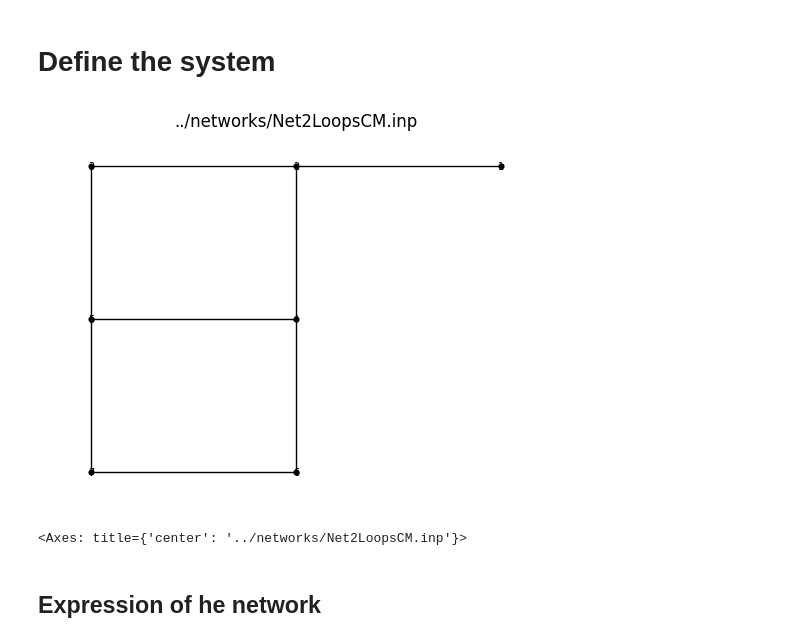
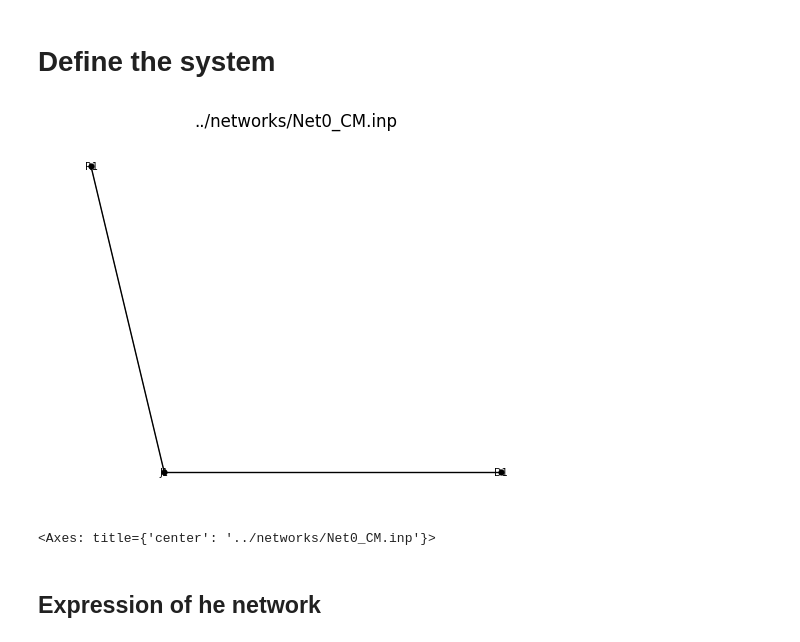
Before and after one commit to QuantumApplicationLab/wntr-quantum, a Jupyter notebook: docs/notebooks/trash/wntr_design.ipynb, the cells around one changed output. Drawn from its saved outputs; the diff is of its cells as text; code cells hidden in the pictures.

```diff
--- a/docs/notebooks/trash/wntr_design.ipynb
+++ b/docs/notebooks/trash/wntr_design.ipynb
@@ -3,16 +3,16 @@
 # %%
 import wntr
 import wntr_quantum
 
 # Create a water network model
-# inp_file = '../networks/Net0_HW.inp'
-inp_file = '../networks/Net2LoopsCM.inp'
+inp_file = '../networks/Net0_CM.inp'
+# inp_file = '../networks/Net2LoopsCM.inp'
 wn = wntr.network.WaterNetworkModel(inp_file)
 
 # Graph the network
 wntr.graphics.plot_network(wn, title=wn.name, node_labels=True)
 # %% [output]
-[figure, old version]
+[figure, new version]
-<Axes: title={'center': '../networks/Net2LoopsCM.inp'}>
+<Axes: title={'center': '../networks/Net0_CM.inp'}>
 # %% [markdown]
 ## Expression of he network
```
Also changed, not shown: parts of 17 cells of this notebook, 5 other files.
